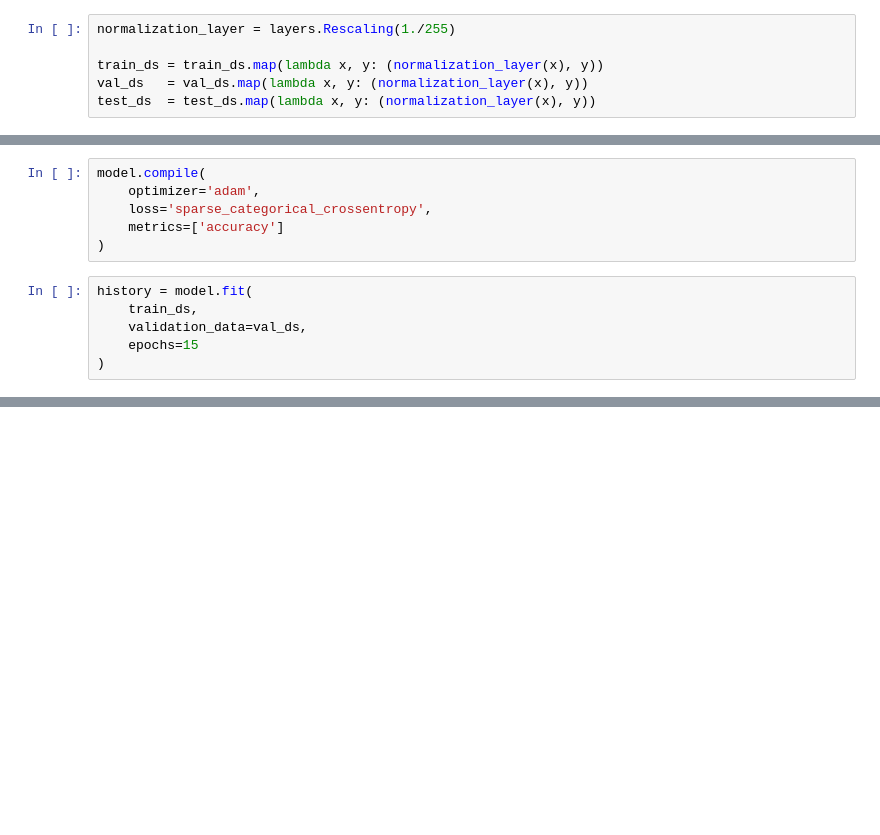
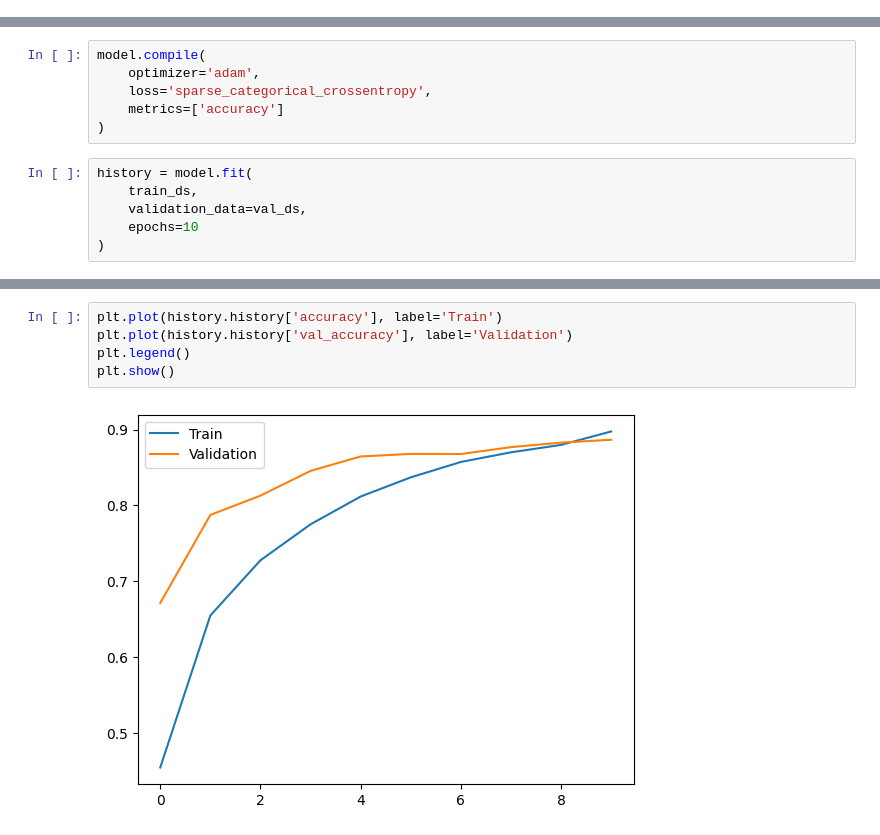
Before and after one commit to Ariyan-Sk/AI-fruit-classifier, a Jupyter notebook: notebook1f19295e14.ipynb, the cells around one changed output, grey strips where cells are left out. Saved outputs shown, nothing was run; the diff lists cells and outputs as text; blank space fills up the shorter version.

Commit message:
Completed testing Images

```diff
--- a/notebook1f19295e14.ipynb
+++ b/notebook1f19295e14.ipynb
@@ -67,12 +66,6 @@ normalization_layer = layers.Rescaling(1./255)
 train_ds = train_ds.map(lambda x, y: (normalization_layer(x), y))
 val_ds   = val_ds.map(lambda x, y: (normalization_layer(x), y))
 test_ds  = test_ds.map(lambda x, y: (normalization_layer(x), y))
-# %%
-normalization_layer = layers.Rescaling(1./255)
-
-train_ds = train_ds.map(lambda x, y: (normalization_layer(x), y))
-val_ds   = val_ds.map(lambda x, y: (normalization_layer(x), y))
-test_ds  = test_ds.map(lambda x, y: (normalization_layer(x), y))
 # %%
 AUTOTUNE = tf.data.AUTOTUNE
 
@@ -109,6 +102,6 @@ model.compile(
 history = model.fit(
     train_ds,
     validation_data=val_ds,
-    epochs=15
+    epochs=10
 )
 # %% [output]
@@ -131,0 +134,7 @@ Epoch 15/15
+# %%
+plt.plot(history.history['accuracy'], label='Train')
+plt.plot(history.history['val_accuracy'], label='Validation')
+plt.legend()
+plt.show()
+# %% [output]
+[figure, added]
```
Also changed, not shown: parts of 8 cells of this notebook.
